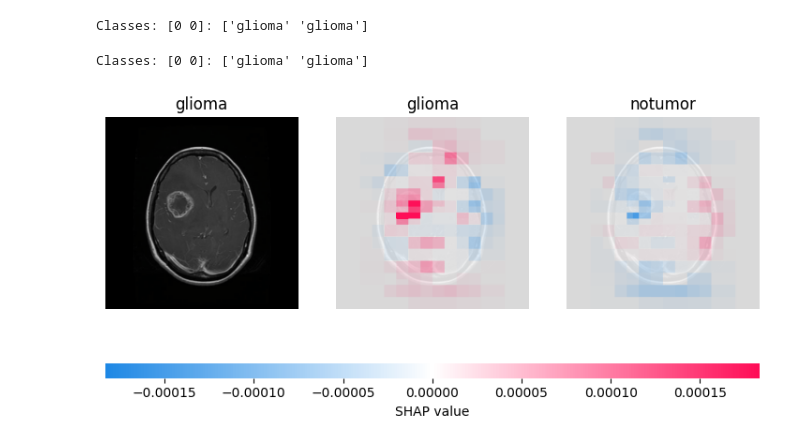
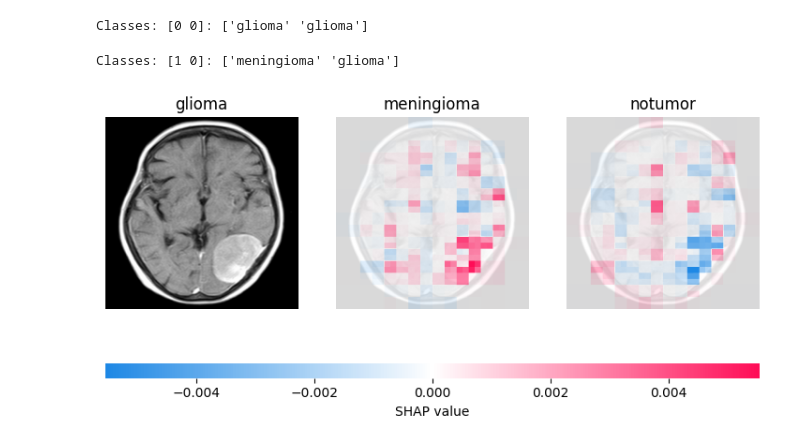
Before and after one commit to mobarakol/AI_Medical_Imaging, a Jupyter notebook: Explainability_Brain_Tumors_Transformer.ipynb, the cells around one changed output. Drawn from its saved outputs; the diff is of its cells as text; code cells hidden in the pictures.

```diff
--- a/Explainability_Brain_Tumors_Transformer.ipynb
+++ b/Explainability_Brain_Tumors_Transformer.ipynb
@@ -219,6 +254,14 @@ Prepare data
 import numpy as np
 import torch
 import torchvision
+from torchvision import datasets
+import matplotlib.pyplot as plt
+from PIL import Image
+from lime import lime_image
+import torch
+import torch.nn as nn
+from torchvision import models
+import torch.nn.functional as F
 
 # Prepare data transformation pipeline
 
@@ -260,12 +303,19 @@ inv_transform = [
 
 transform = torchvision.transforms.Compose(transform)
 inv_transform = torchvision.transforms.Compose(inv_transform)
+
+test_dataset = datasets.ImageFolder(root='/content/braintumor/Testing', transform=transforms.Compose([
+        transforms.Resize((224,224)),
+        transforms.ToTensor(),
+        normalize,
+    ]))
 # %%
 import numpy as np
 import torch
 import torchvision
 import matplotlib.pyplot as plt
 import shap
+device = 'cuda' if torch.cuda.is_available() else 'cpu'
 
 def predict(img: np.ndarray) -> torch.Tensor:
     img = nhwc_to_nchw(torch.Tensor(img))
@@ -274,9 +324,15 @@ def predict(img: np.ndarray) -> torch.Tensor:
     return output
 
 
+model = models.vision_transformer.vit_b_32()
+model.heads = nn.Linear(model.heads[0].in_features, 4)
+model.to(device)
+model.load_state_dict(torch.load('best_model_vit.pth.tar'))
+model.eval()
+
 class_names = list(test_dataset.class_to_idx.keys())
-img0 = Image.open('/content/braintumor/Testing/glioma/Te-gl_0014.jpg')
-img1 = Image.open('/content/braintumor/Testing/glioma/Te-glTr_0007.jpg')
+img0 = Image.open('/content/braintumor/Testing/glioma/Te-gl_0014.jpg').resize((224,224))
+img1 = Image.open('/content/braintumor/Testing/glioma/Te-glTr_0007.jpg').resize((224,224))
 imgs = np.stack([np.array(img0), np.array(img1)])
 Xtr = transform(torch.Tensor(imgs))
 out = predict(Xtr)
@@ -305,45 +361,45 @@ batch_size = 50
 n_evals = 10000
 class_names = list(test_dataset.class_to_idx.keys())
 
-model = models.resnet34(pretrained=True)
-model.fc = nn.Linear(model.fc.in_features, args.num_classes)
+model = models.vision_transformer.vit_b_32()
+model.heads = nn.Linear(model.heads[0].in_features, 4)
 model.to(device)
-model.load_state_dict(torch.load('/content/myweights/best_model.pth.tar'))
+model.load_state_dict(torch.load('best_model_vit.pth.tar'))
 model.eval()
 
 
-img0 = Image.open('/content/braintumor/Testing/glioma/Te-gl_0014.jpg')
-img1 = Image.open('/content/braintumor/Testing/glioma/Te-glTr_0007.jpg')
+img0 = img_meningioma #Image.open('/content/braintumor/Testing/glioma/Te-gl_0014.jpg').resize((224,224))
+img1 = img_glioma #Image.open('/content/braintumor/Testing/glioma/Te-glTr_0007.jpg').resize((224,224))
 imgs = np.stack([np.array(img0), np.array(img1)])
 Xtr = transform(torch.Tensor(imgs))
 out = predict(Xtr)
 classes = torch.argmax(out, axis=1).cpu().numpy()
-print(f"Classes: {classes}: {np.array(class_names)[classes]}")
+print(f"Predicted Classes: {classes}: {np.array(class_names)[classes]}")
 
 # define a masker that is used to mask out partitions of the input image.
 masker_blur = shap.maskers.Image("blur(128,128)", Xtr[0].shape)
 
 # create an explainer with model and image masker
 explainer = shap.Explainer(predict, masker_blur, output_names=class_names)
 
 # feed only one image
 # here we explain two images using 100 evaluations of the underlying model to estimate the SHAP values
 shap_values = explainer(
     Xtr[0:1],
     max_evals=n_evals,
     batch_size=batch_size,
     outputs=shap.Explanation.argsort.flip[:topk],
 )
 
 shap_values.data = inv_transform(shap_values.data).cpu().numpy()[0]
 shap_values.values = [val for val in np.moveaxis(shap_values.values[0], -1, 0)]
 
 shap.image_plot(
     shap_values=shap_values.values,
     pixel_values=shap_values.data,
     labels=shap_values.output_names,
     true_labels=[class_names[0]],
 )
 # %% [output]
-Classes: [0 0]: ['glioma' 'glioma']
+Classes: [1 0]: ['meningioma' 'glioma']
-[figure, old version]
+[figure, new version]
```
Also changed, not shown: parts of 10 cells of this notebook.
